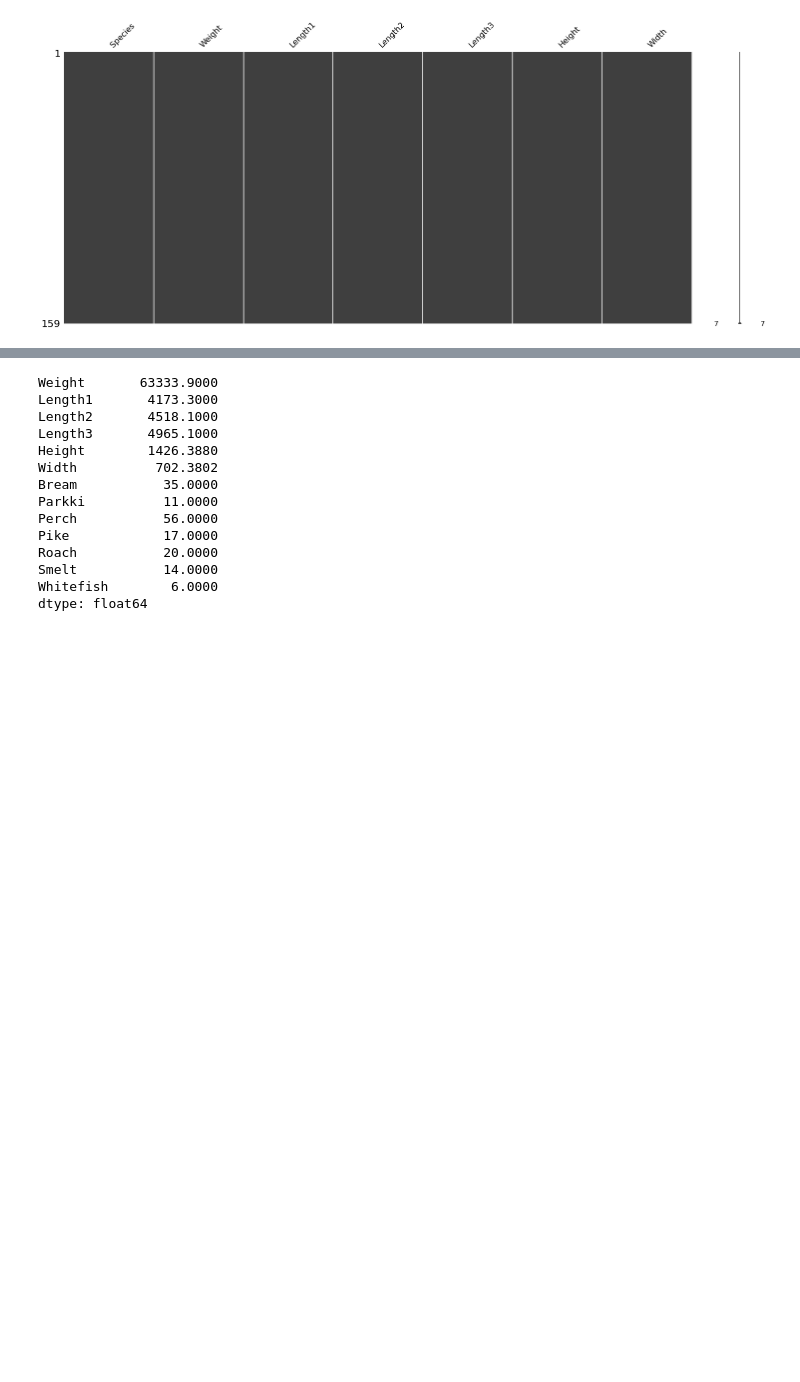
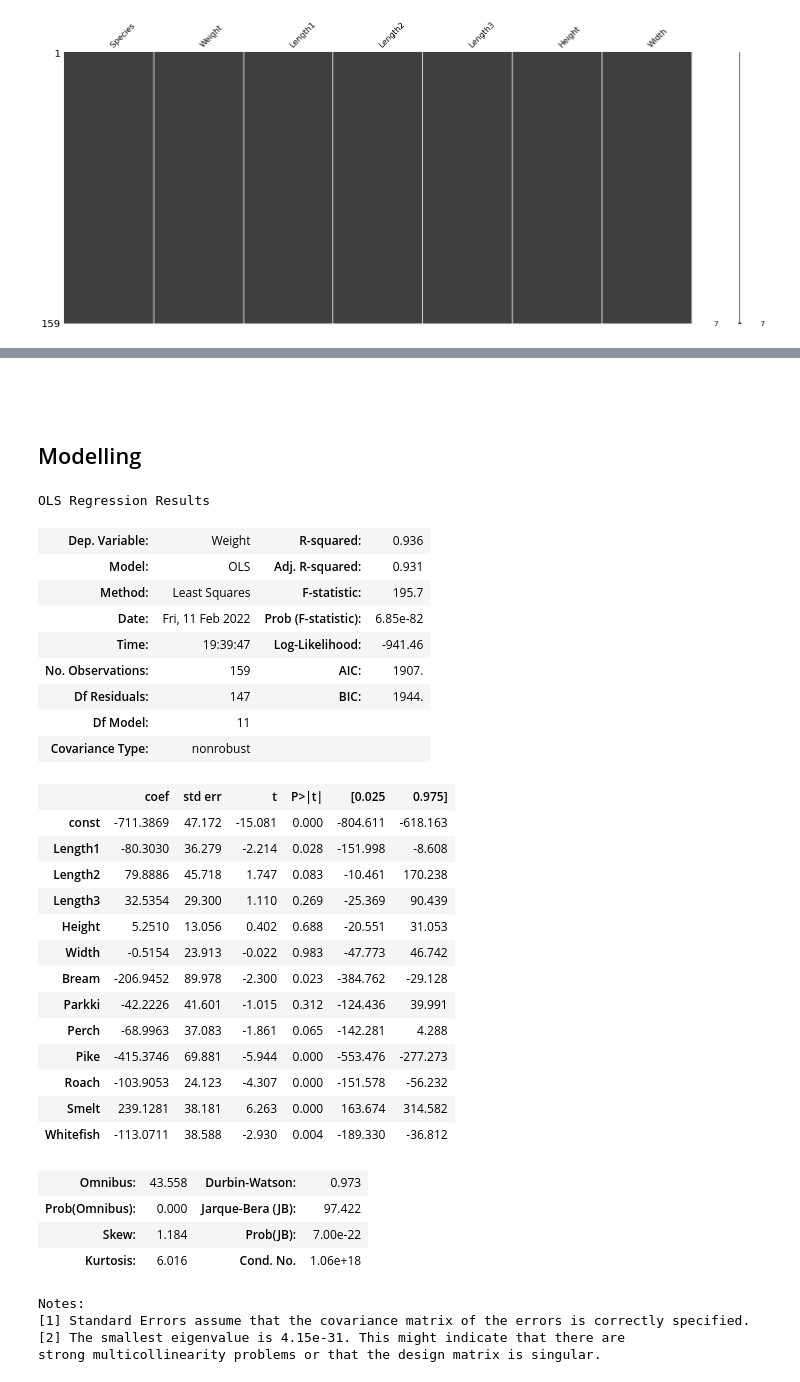
Before and after one commit to wnitesh/Fish-Prediction, a Jupyter notebook: Fish Market Analysis.ipynb, the cells around one changed output, grey strips where cells are left out. Cells and saved outputs as stored; diff of their text form; code cells hidden in the pictures; blank space fills up the shorter version.

```diff
--- a/Fish Market Analysis.ipynb
+++ b/Fish Market Analysis.ipynb
@@ -99,20 +105,3 @@ species_dummies = pd.get_dummies(df['Species'])
 df = pd.concat((df, species_dummies), axis = 1)
 # %%
 df.drop(columns = 'Species', inplace = True)
-# %%
-df.sum()
-# %% [output]
-Weight       63333.9000
-Length1       4173.3000
-Length2       4518.1000
-Length3       4965.1000
-Height        1426.3880
-Width          702.3802
-Bream           35.0000
-Parkki          11.0000
-Perch           56.0000
-Pike            17.0000
-Roach           20.0000
-Smelt           14.0000
-Whitefish        6.0000
-dtype: float64
@@ -121,5 +108,48 @@ from sklearn.model_selection import train_test_split
+# %% [markdown]
+##
+# %% [markdown]
+## Modelling
 # %%
 # Define X and Y variables
 
 X = df.drop(columns = 'Weight', axis = 1)
 y = df['Weight']
+# %%
+# Generating ANOVA table using statsmodel.api
+
+X = sm.add_constant(X)
+model = sm.OLS(y,X).fit()
+model.summary()
+# %% [output]
+OLS Regression Results
+| Dep. Variable: | Weight | R-squared: | 0.936 |
+| Model: | OLS | Adj. R-squared: | 0.931 |
+| Method: | Least Squares | F-statistic: | 195.7 |
+| Date: | Fri, 11 Feb 2022 | Prob (F-statistic): | 6.85e-82 |
+| Time: | 19:39:47 | Log-Likelihood: | -941.46 |
+| No. Observations: | 159 | AIC: | 1907. |
+| Df Residuals: | 147 | BIC: | 1944. |
+| Df Model: | 11 |  |  |
+| Covariance Type: | nonrobust |  |  |
+|  | coef | std err | t | P>|t| | [0.025 | 0.975] |
+| const | -711.3869 | 47.172 | -15.081 | 0.000 | -804.611 | -618.163 |
+| Length1 | -80.3030 | 36.279 | -2.214 | 0.028 | -151.998 | -8.608 |
+| Length2 | 79.8886 | 45.718 | 1.747 | 0.083 | -10.461 | 170.238 |
+| Length3 | 32.5354 | 29.300 | 1.110 | 0.269 | -25.369 | 90.439 |
+| Height | 5.2510 | 13.056 | 0.402 | 0.688 | -20.551 | 31.053 |
+| Width | -0.5154 | 23.913 | -0.022 | 0.983 | -47.773 | 46.742 |
+| Bream | -206.9452 | 89.978 | -2.300 | 0.023 | -384.762 | -29.128 |
+| Parkki | -42.2226 | 41.601 | -1.015 | 0.312 | -124.436 | 39.991 |
+| Perch | -68.9963 | 37.083 | -1.861 | 0.065 | -142.281 | 4.288 |
+| Pike | -415.3746 | 69.881 | -5.944 | 0.000 | -553.476 | -277.273 |
+| Roach | -103.9053 | 24.123 | -4.307 | 0.000 | -151.578 | -56.232 |
+| Smelt | 239.1281 | 38.181 | 6.263 | 0.000 | 163.674 | 314.582 |
+| Whitefish | -113.0711 | 38.588 | -2.930 | 0.004 | -189.330 | -36.812 |
+| Omnibus: | 43.558 | Durbin-Watson: | 0.973 |
+| Prob(Omnibus): | 0.000 | Jarque-Bera (JB): | 97.422 |
+| Skew: | 1.184 | Prob(JB): | 7.00e-22 |
+| Kurtosis: | 6.016 | Cond. No. | 1.06e+18 |
+Notes:
+[1] Standard Errors assume that the covariance matrix of the errors is correctly specified.
+[2] The smallest eigenvalue is 4.15e-31. This might indicate that there are
+strong multicollinearity problems or that the design matrix is singular.
```
Also changed, not shown: parts of 32 cells of this notebook, 1 other file.
